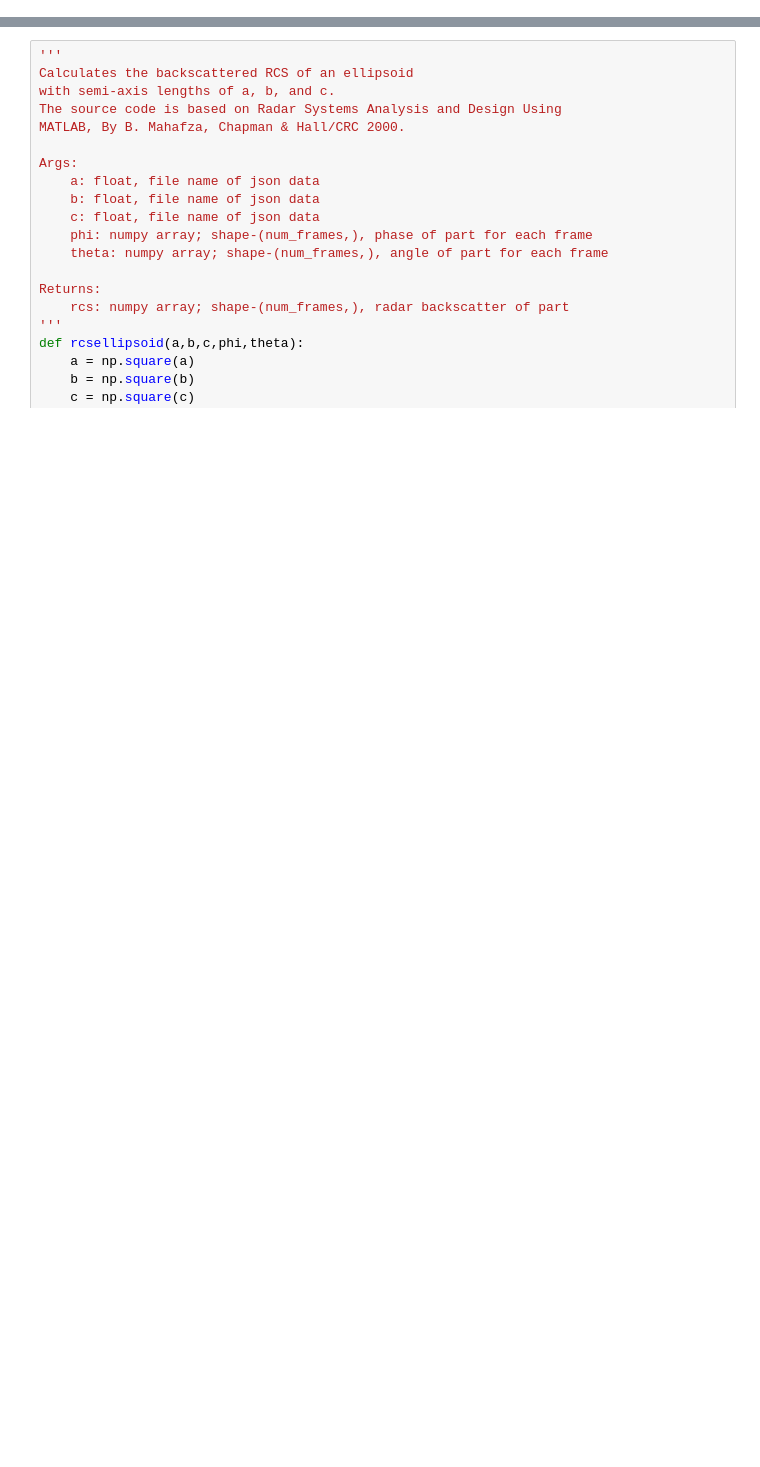
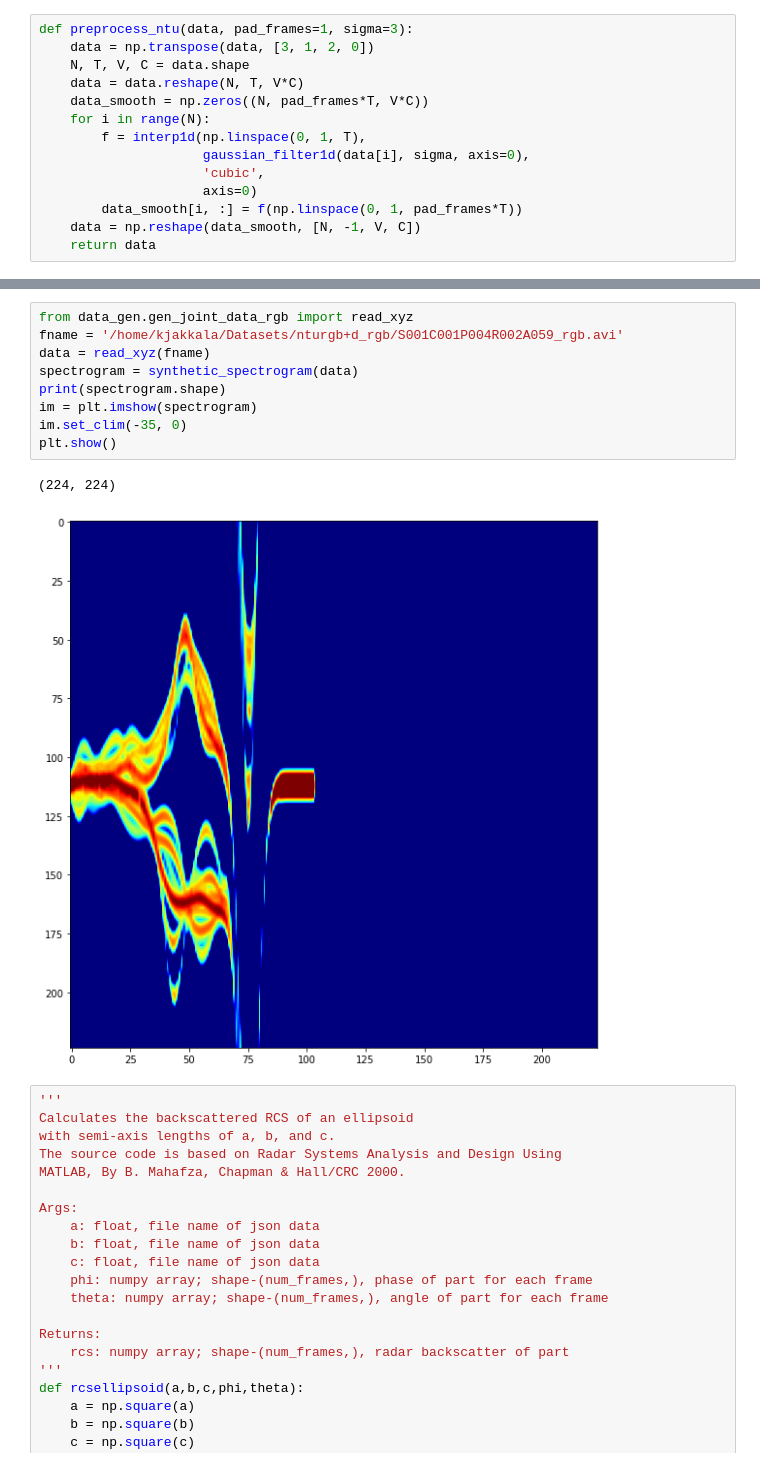
Before and after one commit to itskalvik/skeleton-action-recognition, a Jupyter notebook: data_gen/virtual_radar.ipynb, the cells around one changed output, grey strips where cells are left out. Saved outputs shown, nothing was run; the diff lists cells and outputs as text; blank space fills up the shorter version.

Commit message:
added script to generate skeletons from videos, skeleton tracker from ST-GCN, spectrogram generator

```diff
--- a/data_gen/virtual_radar.ipynb
+++ b/data_gen/virtual_radar.ipynb
@@ -111,0 +22,14 @@ def preprocess_ntu(filename, pad_frames=1, window_len=15):
+# %%
+def preprocess_ntu(data, pad_frames=1, sigma=3):
+    data = np.transpose(data, [3, 1, 2, 0])
+    N, T, V, C = data.shape
+    data = data.reshape(N, T, V*C)
+    data_smooth = np.zeros((N, pad_frames*T, V*C))
+    for i in range(N):
+        f = interp1d(np.linspace(0, 1, T),
+                     gaussian_filter1d(data[i], sigma, axis=0),
+                     'cubic',
+                     axis=0)
+        data_smooth[i, :] = f(np.linspace(0, 1, pad_frames*T))
+    data = np.reshape(data_smooth, [N, -1, V, C])
+    return data
@@ -112,3 +93,15 @@ def preprocess_ntu(filename, pad_frames=1, window_len=15):
+# %%
+from data_gen.gen_joint_data_rgb import read_xyz
+fname = '/home/kjakkala/Datasets/nturgb+d_rgb/S001C001P004R002A059_rgb.avi'
+data = read_xyz(fname)
+spectrogram = synthetic_spectrogram(data)
+print(spectrogram.shape)
+im = plt.imshow(spectrogram)
+im.set_clim(-35, 0)
+plt.show()
+# %% [output]
+(224, 224)
+[figure, added]
 # %%
 '''
 Calculates the backscattered RCS of an ellipsoid
```
Also changed, not shown: parts of 11 cells of this notebook, 4 other files.
